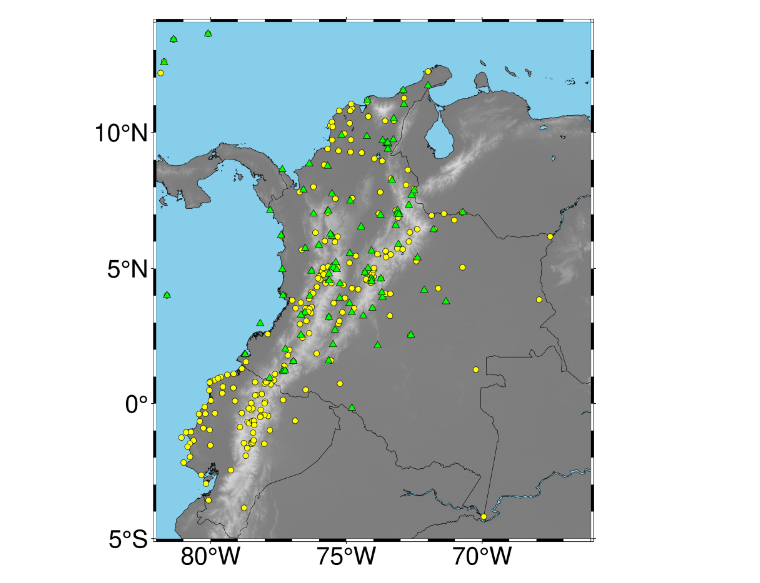
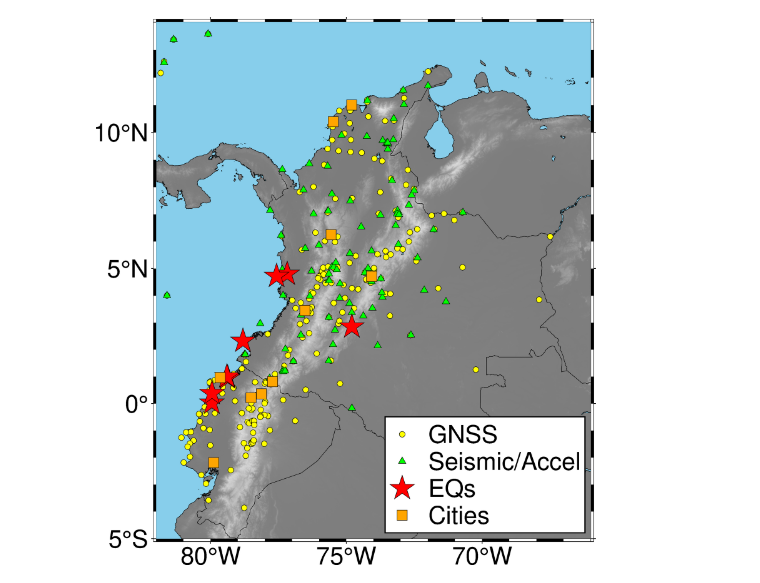
Before and after one commit to david-mencin/ColombiaEEW, a Jupyter notebook: Figure1.ipynb, the cells around one changed output. Saved outputs shown, nothing was run; the diff lists cells and outputs as text; code cells hidden in the pictures.

```diff
--- a/Figure1.ipynb
+++ b/Figure1.ipynb
@@ -24,18 +24,25 @@ dfC = pd.read_csv(colombia_stations)
 frames = [dfC, dfE ]
 df = pd.concat(frames)
 dfSC = pd.read_csv(colombia_siesmic_stations)
+eqs = pd.read_csv(earthquakes_file)
+cities = pd.read_csv(cities_file)
 # %%
 # Build figure using pyGMT
 projection = "M-71.5/8/15c"
 fig = pygmt.Figure()
 with pygmt.config(FONT_ANNOT_PRIMARY="24p,Helvetica,black"):
     fig.basemap(projection=projection, region=[min_lon,max_lon,min_lat,max_lat], frame=True)
     fig.grdimage(grid=grid,cmap="gray")
     fig.coast(shorelines=True, water="skyblue", borders=1)
     #plot the gnss sites
-    fig.plot(x=df.lon, y=df.lat, style="c0.2c", color="yellow", pen="black")
+    fig.plot(x=df.lon, y=df.lat, style="c0.2c", color="yellow", pen="black", label="GNSS")
     #plot the seismic sites
-    fig.plot(x=dfSC.lon, y=dfSC.lat, style="t0.3c", color="green", pen="black")
+    fig.plot(x=dfSC.lon, y=dfSC.lat, style="t0.3c", color="green", pen="black", label="Seismic/Accel")
+    #plot the earthquakes used in this study.
+    fig.plot(x=eqs.Longitude, y=eqs.Latitude, style="a0.9c", color="red", pen="black", label="EQs")
+    #plot the cities used
+    fig.plot(x=cities.Longitude, y=cities.Latitude, style="s0.5c", color="orange", pen="black", label="Cities")
+    fig.legend(position="JBR+jBR+o0.2c", box="+gwhite+p1p")
     fig.show()
 # %% [output]
-[figure, old version]
+[figure, new version]
```
Also changed, not shown: parts of 1 cell of this notebook, 5 other files.
